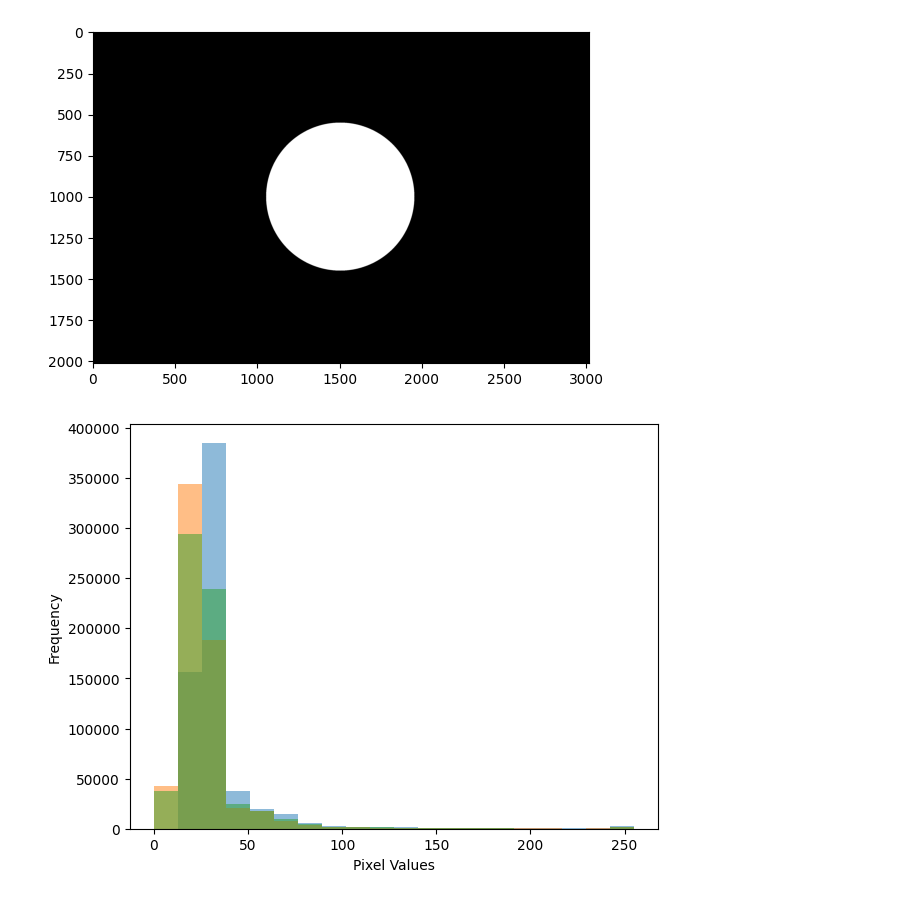
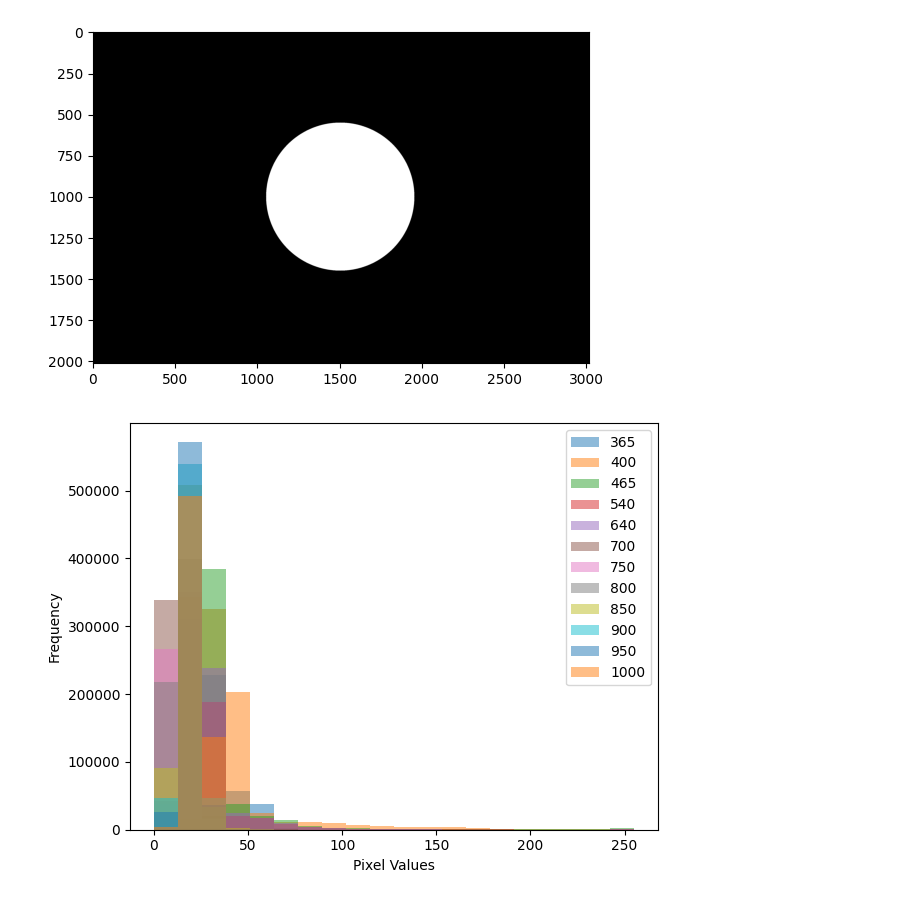
Before and after one commit to jrojas9206/soilMuseReflectance, a Jupyter notebook: notebook/241119_demo.ipynb, the cells around one changed output. Cells and saved outputs as stored; diff of their text form; code cells hidden in the pictures.

Commit message:
hist on notebook demo

```diff
--- a/notebook/241119_demo.ipynb
+++ b/notebook/241119_demo.ipynb
@@ -141,9 +141,11 @@ plt.imshow(mask,
 # %% [output]
 <matplotlib.image.AxesImage at 0x...>
 [figure]
+# %%
+multispectralImageDN = sc_ex.getCube()
 # %%
-histSoilSample(img,
+histSoilSample(multispectralImageDN,
                mask,
                legend=sc_ex.getBands())
 # %% [output]
-[figure, old version]
+[figure, new version]
```
